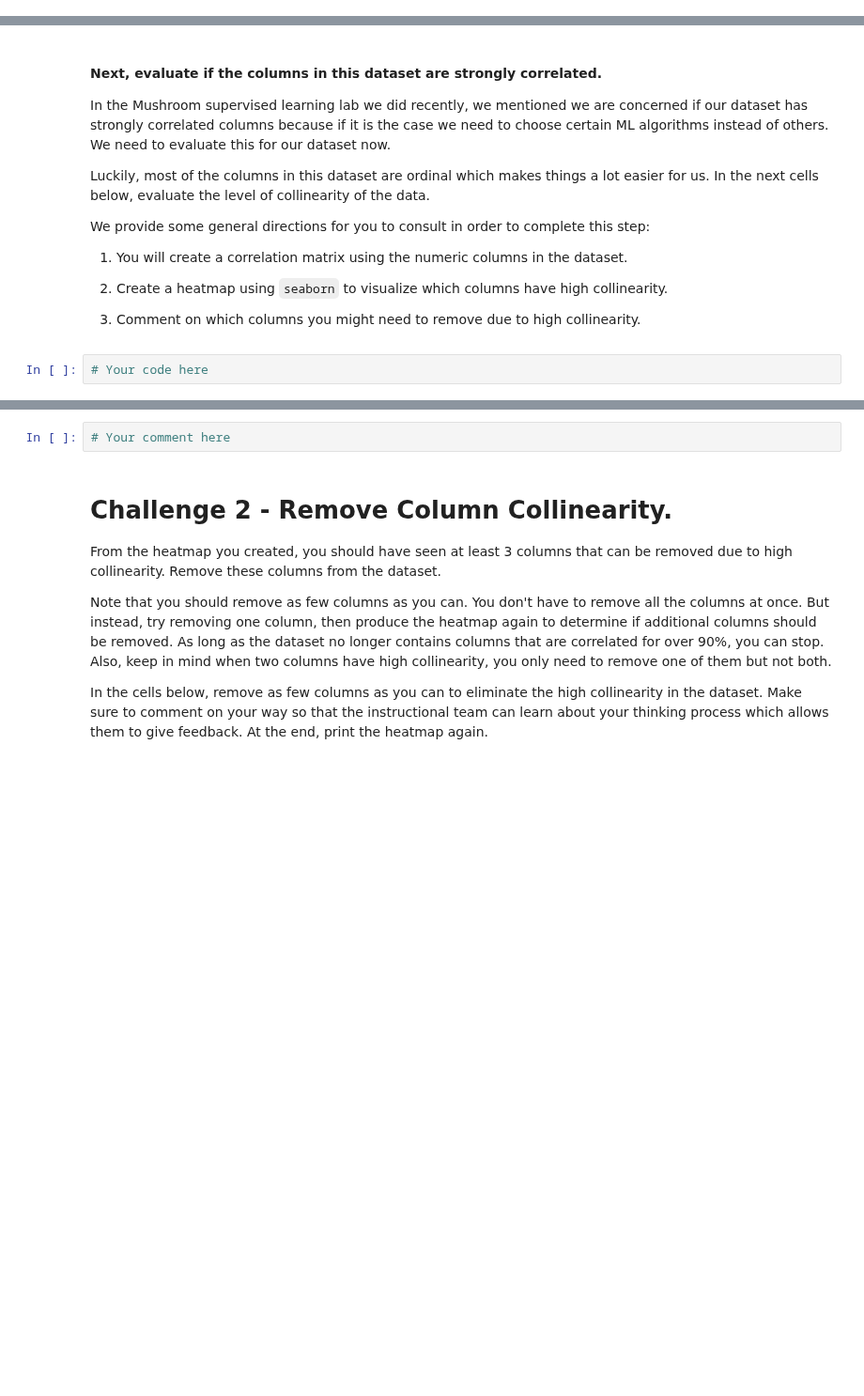
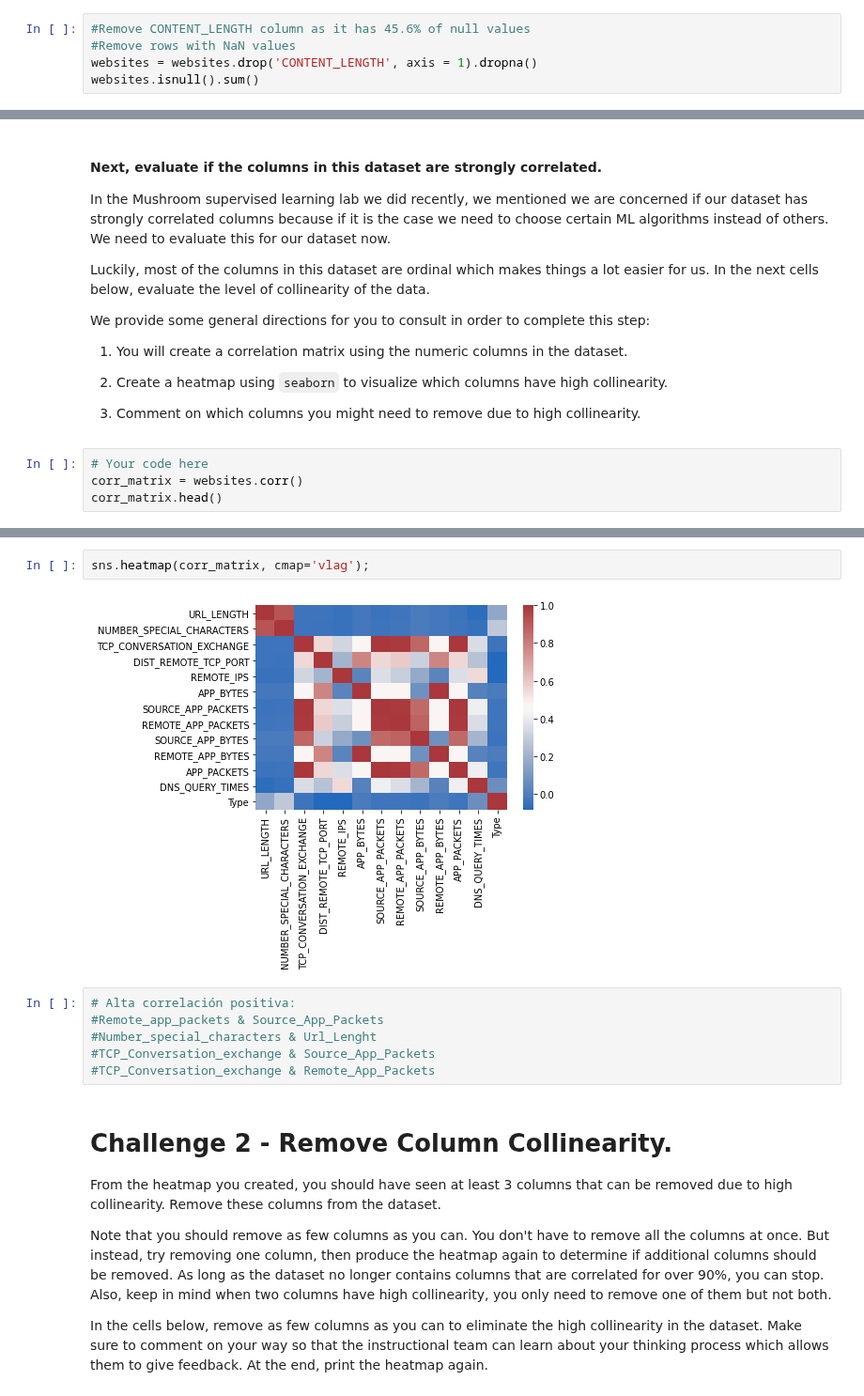
Before and after one commit to ta-data-mexpt/lab-supervised-learning, a Jupyter notebook: your-code/main.ipynb, the cells around one changed output, grey strips where cells are left out. Shown at 94% size. Saved outputs shown, nothing was run; the diff lists cells and outputs as text; blank space fills up the shorter version.

```diff
--- a/your-code/main.ipynb
+++ b/your-code/main.ipynb
@@ -58,0 +128,5 @@ Feel free to add additional cells for your explorations. Make sure to comment wh
+# %%
+#Remove CONTENT_LENGTH column as it has 45.6% of null values
+#Remove rows with NaN values
+websites = websites.drop('CONTENT_LENGTH', axis = 1).dropna()
+websites.isnull().sum()
@@ -72,3 +171,5 @@ We provide some general directions for you to consult in order to complete this
 1. Comment on which columns you might need to remove due to high collinearity.
 # %%
 # Your code here
+corr_matrix = websites.corr()
+corr_matrix.head()
@@ -75,5 +183,13 @@ We provide some general directions for you to consult in order to complete this
-# %%
-# Your comment here
+# %%
+sns.heatmap(corr_matrix, cmap='vlag');
+# %% [output]
+[figure, added]
+# %%
+# Alta correlación positiva:
+#Remote_app_packets & Source_App_Packets
+#Number_special_characters & Url_Lenght
+#TCP_Conversation_exchange & Source_App_Packets
+#TCP_Conversation_exchange & Remote_App_Packets
 # %% [markdown]
 # Challenge 2 - Remove Column Collinearity.
 
```
Also changed, not shown: parts of 75 cells of this notebook.
